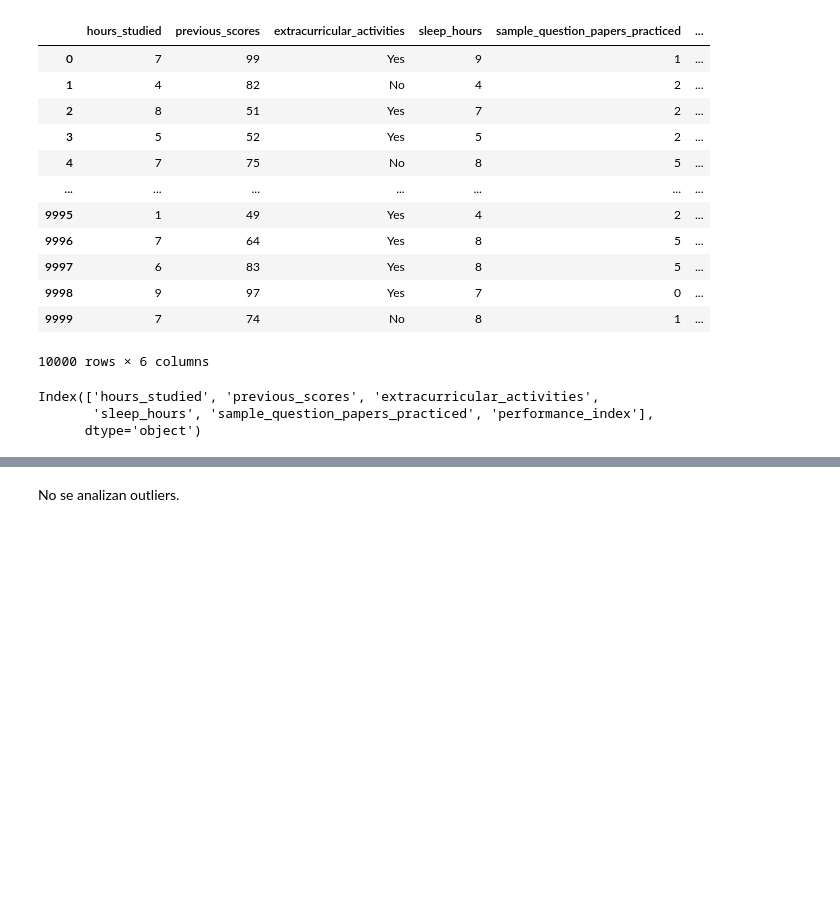
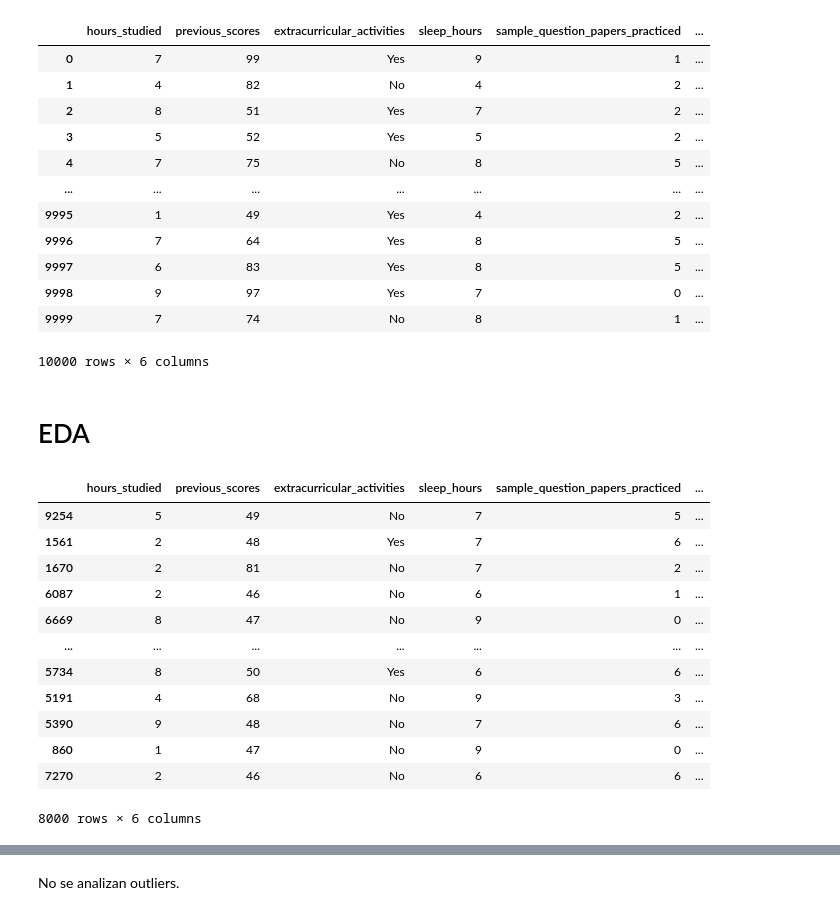
Before and after one commit to bpace1/ML-Redes-Densas-Convolucionales, a Jupyter notebook: ej1_student_performance.ipynb, the cells around one changed output, grey strips where cells are left out. Drawn from its saved outputs; the diff is of its cells as text; code cells hidden in the pictures; blank space fills up the shorter version.

```diff
--- a/ej1_student_performance.ipynb
+++ b/ej1_student_performance.ipynb
@@ -95,6 +102,22 @@ df_encoded['extracurricular_activities'] = df_encoded['extracurricular_activitie
-# %%
-df_encoded.columns
-# %% [output]
-Index(['hours_studied', 'previous_scores', 'extracurricular_activities',
-       'sleep_hours', 'sample_question_papers_practiced', 'performance_index'],
-      dtype='object')
+# %%
+df_train, df_test = train_test_split(df_renamed, test_size=.2, random_state=42)
+# %% [markdown]
+# EDA
+# %%
+df_train_renamed = df_train.copy()
+df_train_renamed.columns = df_train_renamed.columns.str.lower().str.replace(' ', '_')
+df_train_renamed
+# %% [output]
+|  | hours_studied | previous_scores | extracurricular_activities | sleep_hours | sample_question_papers_practiced | ... |
+| 9254 | 5 | 49 | No | 7 | 5 | ... |
+| 1561 | 2 | 48 | Yes | 7 | 6 | ... |
+| 1670 | 2 | 81 | No | 7 | 2 | ... |
+| 6087 | 2 | 46 | No | 6 | 1 | ... |
+| 6669 | 8 | 47 | No | 9 | 0 | ... |
+| ... | ... | ... | ... | ... | ... | ... |
+| 5734 | 8 | 50 | Yes | 6 | 6 | ... |
+| 5191 | 4 | 68 | No | 9 | 3 | ... |
+| 5390 | 9 | 48 | No | 7 | 6 | ... |
+| 860 | 1 | 47 | No | 9 | 0 | ... |
+| 7270 | 2 | 46 | No | 6 | 6 | ... |
+8000 rows × 6 columns
```
Also changed, not shown: parts of 18 cells of this notebook.
